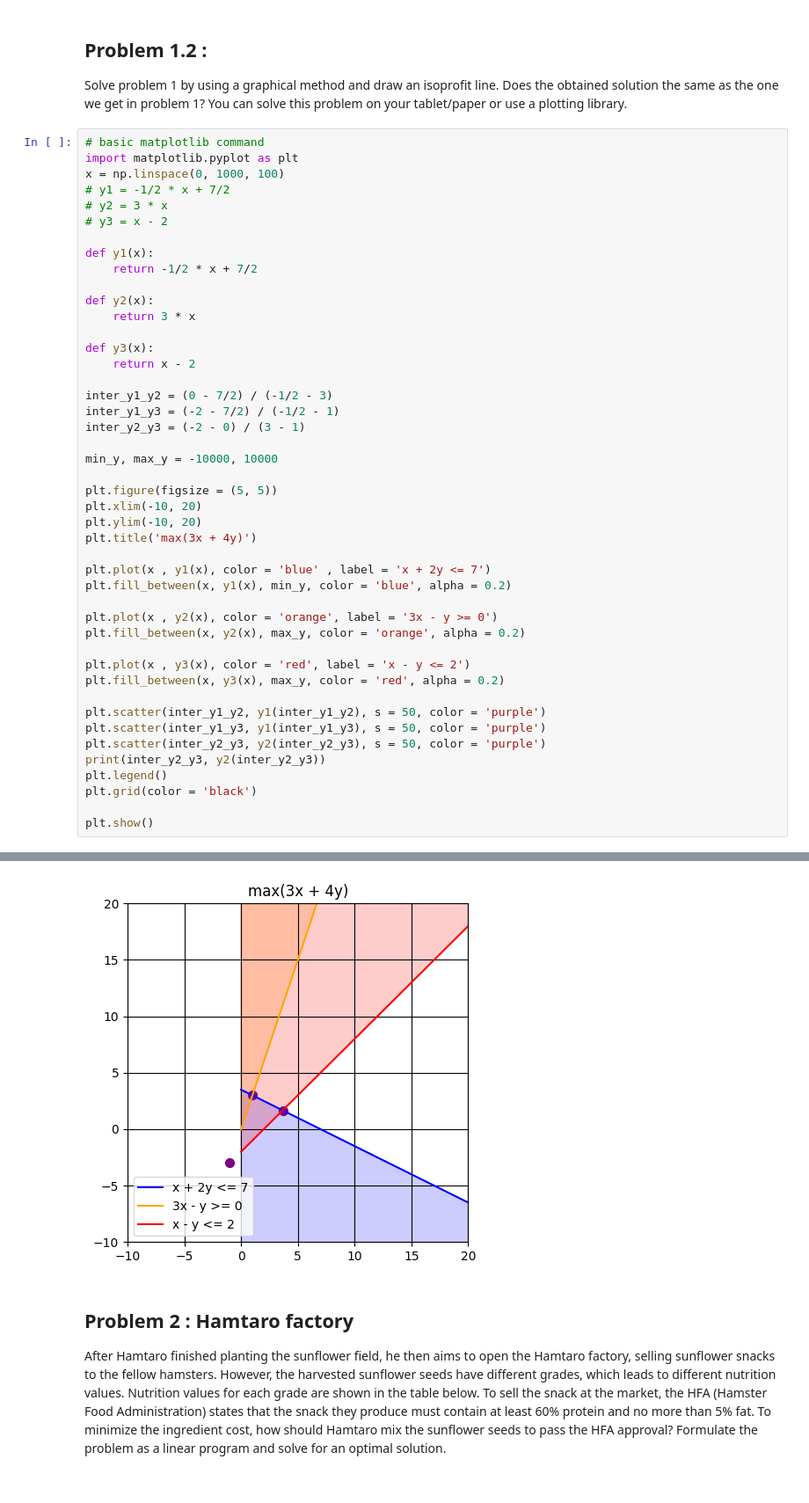
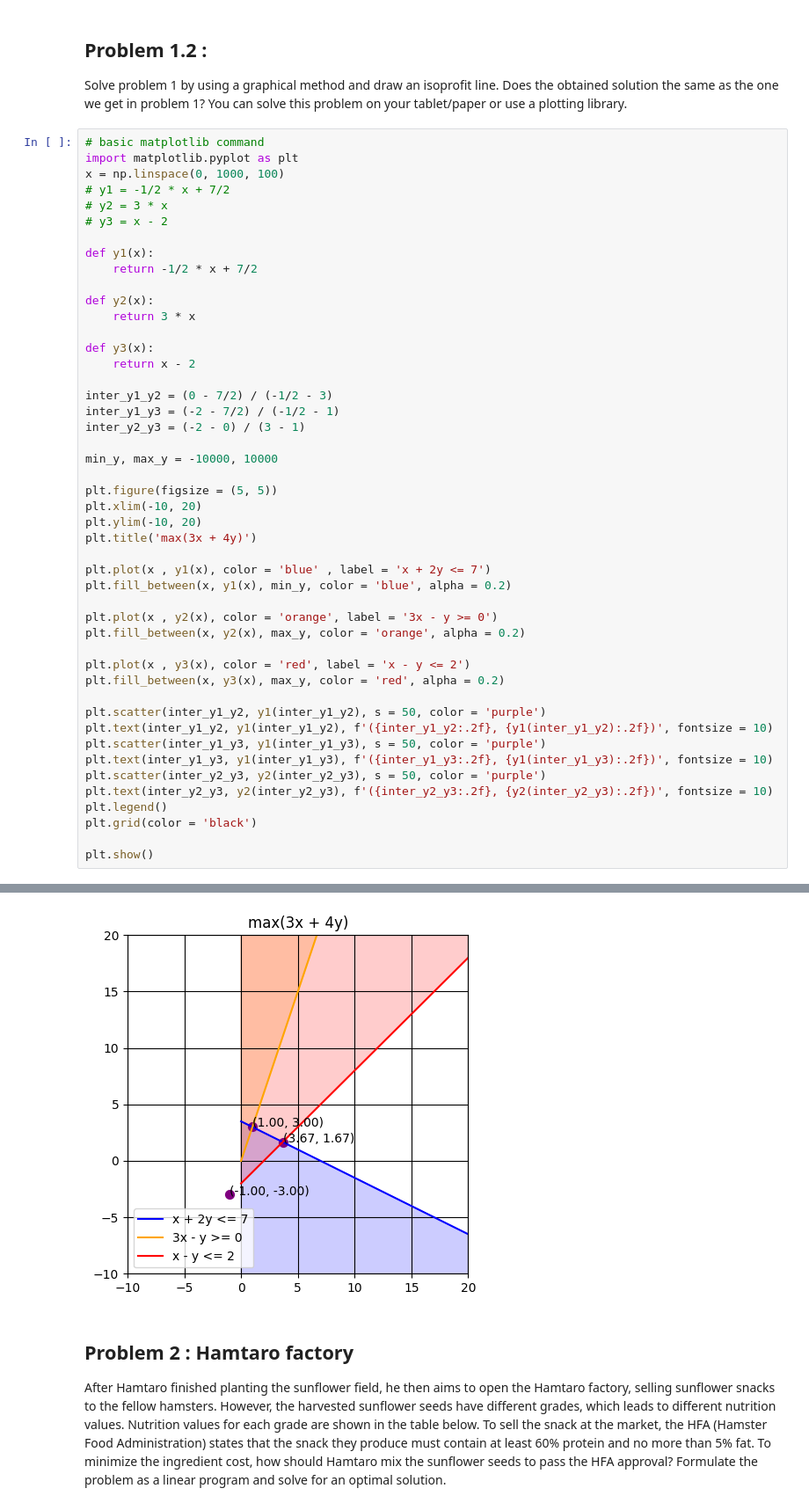
Before and after one commit to bookpanda/2110203-COM-ENG-MATH-II, a Jupyter notebook: optimization/homework/HW1.ipynb, the cells around one changed output, grey strips where cells are left out. Shown at 88% size. Drawn from its saved outputs; the diff is of its cells as text.

```diff
--- a/optimization/homework/HW1.ipynb
+++ b/optimization/homework/HW1.ipynb
@@ -314,9 +314,11 @@ plt.plot(x , y3(x), color = 'red', label = 'x - y <= 2')
 plt.fill_between(x, y3(x), max_y, color = 'red', alpha = 0.2)
 
 plt.scatter(inter_y1_y2, y1(inter_y1_y2), s = 50, color = 'purple')
+plt.text(inter_y1_y2, y1(inter_y1_y2), f'({inter_y1_y2:.2f}, {y1(inter_y1_y2):.2f})', fontsize = 10)
 plt.scatter(inter_y1_y3, y1(inter_y1_y3), s = 50, color = 'purple')
+plt.text(inter_y1_y3, y1(inter_y1_y3), f'({inter_y1_y3:.2f}, {y1(inter_y1_y3):.2f})', fontsize = 10)
 plt.scatter(inter_y2_y3, y2(inter_y2_y3), s = 50, color = 'purple')
-print(inter_y2_y3, y2(inter_y2_y3))
+plt.text(inter_y2_y3, y2(inter_y2_y3), f'({inter_y2_y3:.2f}, {y2(inter_y2_y3):.2f})', fontsize = 10)
 plt.legend()
 plt.grid(color = 'black')
 
@@ -326,4 +327,4 @@ plt.show()
-[figure, old version]
+[figure, new version]
 # %% [markdown]
 ## Problem 2 : Hamtaro factory
 
```
Also changed, not shown: parts of 1 cell of this notebook.
